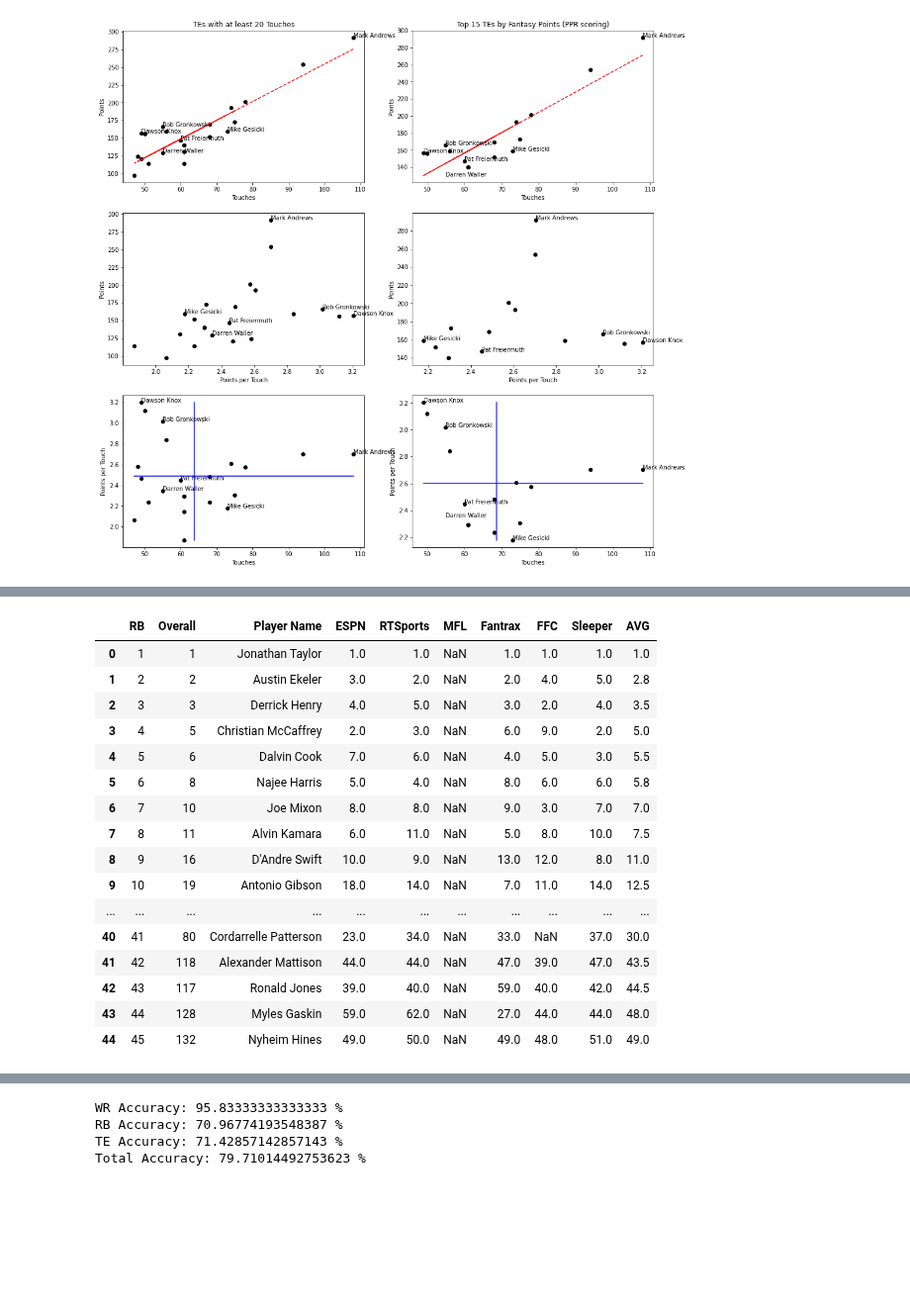
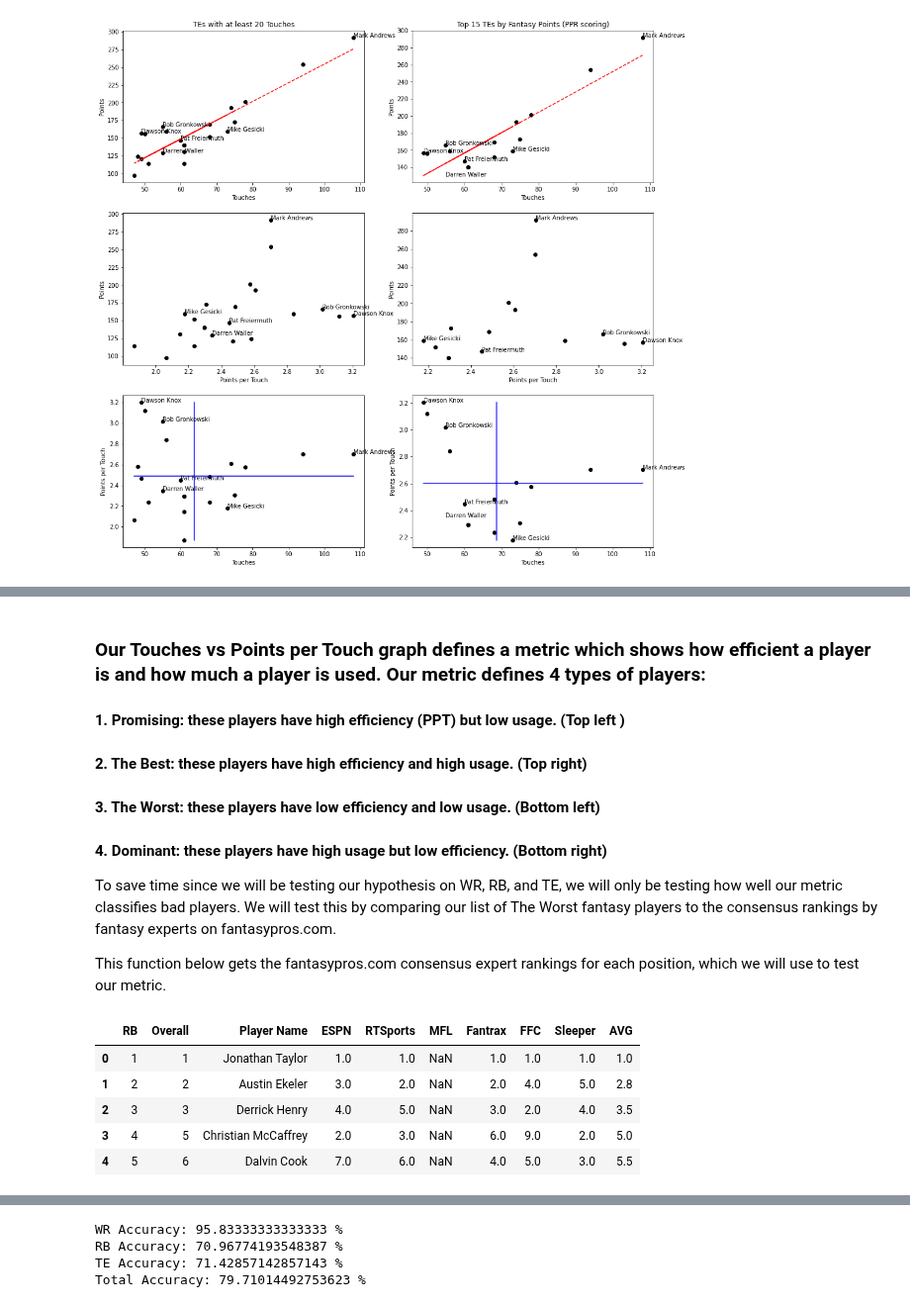
Before and after one commit to sseth18/cmsc320final, a Jupyter notebook: index.ipynb, the cells around one changed output, grey strips where cells are left out. Shown at 99% size. Cells and saved outputs as stored; diff of their text form; code cells hidden in the pictures; blank space fills up the shorter version.

```diff
--- a/index.ipynb
+++ b/index.ipynb
@@ -265,29 +300,31 @@ The tight end position showed the most volatility of each position, for good rea
+# %% [markdown]
+### Our Touches vs Points per Touch graph defines a metric which shows how efficient a player is and how much a player is used. Our metric defines 4 types of players:
+#### 1. Promising: these players have high efficiency (PPT) but low usage. (Top left )
+#### 2. The Best: these players have high efficiency and high usage. (Top right)
+#### 3. The Worst: these players have low efficiency and low usage. (Bottom left)
+#### 4. Dominant: these players have high usage but low efficiency. (Bottom right)
+
+To save time since we will be testing our hypothesis on WR, RB, and TE, we will only be testing how well our metric classifies bad players. We will test this by comparing our list of The Worst fantasy players to the consensus rankings by fantasy experts on fantasypros.com.
+
+This function below gets the fantasypros.com consensus expert rankings for each position, which we will use to test our metric.
 # %%
 def getRankings(url):
     df = getTable(url)[0]
     df["Player Team (Bye)"] = list(map(lambda x: re.search("[A-Z][^\s]*\s[A-Z][^\s]*", x).group(), df["Player Team (Bye)"]))
     df.rename(columns={"Player Team (Bye)": "Player Name"}, inplace=True)
 
     return df
 
 wrRankings = getRankings("https://www.fantasypros.com/nfl/adp/ppr-wr.php")
 rbRankings = getRankings("https://www.fantasypros.com/nfl/adp/ppr-rb.php")
 teRankings = getRankings("https://www.fantasypros.com/nfl/adp/ppr-te.php")
+rbRankings.head()
+
+#below, we show an example of what the RB rankings dataframe looks like.
 # %% [output]
 |  | RB | Overall | Player Name | ESPN | RTSports | MFL | Fantrax | FFC | Sleeper | AVG |
 | 0 | 1 | 1 | Jonathan Taylor | 1.0 | 1.0 | NaN | 1.0 | 1.0 | 1.0 | 1.0 |
 | 1 | 2 | 2 | Austin Ekeler | 3.0 | 2.0 | NaN | 2.0 | 4.0 | 5.0 | 2.8 |
 | 2 | 3 | 3 | Derrick Henry | 4.0 | 5.0 | NaN | 3.0 | 2.0 | 4.0 | 3.5 |
 | 3 | 4 | 5 | Christian McCaffrey | 2.0 | 3.0 | NaN | 6.0 | 9.0 | 2.0 | 5.0 |
 | 4 | 5 | 6 | Dalvin Cook | 7.0 | 6.0 | NaN | 4.0 | 5.0 | 3.0 | 5.5 |
-| 5 | 6 | 8 | Najee Harris | 5.0 | 4.0 | NaN | 8.0 | 6.0 | 6.0 | 5.8 |
-| 6 | 7 | 10 | Joe Mixon | 8.0 | 8.0 | NaN | 9.0 | 3.0 | 7.0 | 7.0 |
-| 7 | 8 | 11 | Alvin Kamara | 6.0 | 11.0 | NaN | 5.0 | 8.0 | 10.0 | 7.5 |
-| 8 | 9 | 16 | D'Andre Swift | 10.0 | 9.0 | NaN | 13.0 | 12.0 | 8.0 | 11.0 |
-| 9 | 10 | 19 | Antonio Gibson | 18.0 | 14.0 | NaN | 7.0 | 11.0 | 14.0 | 12.5 |
-| ... | ... | ... | ... | ... | ... | ... | ... | ... | ... | ... |
-| 40 | 41 | 80 | Cordarrelle Patterson | 23.0 | 34.0 | NaN | 33.0 | NaN | 37.0 | 30.0 |
-| 41 | 42 | 118 | Alexander Mattison | 44.0 | 44.0 | NaN | 47.0 | 39.0 | 47.0 | 43.5 |
-| 42 | 43 | 117 | Ronald Jones | 39.0 | 40.0 | NaN | 59.0 | 40.0 | 42.0 | 44.5 |
-| 43 | 44 | 128 | Myles Gaskin | 59.0 | 62.0 | NaN | 27.0 | 44.0 | 44.0 | 48.0 |
-| 44 | 45 | 132 | Nyheim Hines | 49.0 | 50.0 | NaN | 49.0 | 48.0 | 51.0 | 49.0 |
```
Also changed, not shown: parts of 22 cells of this notebook, 1 other file.
